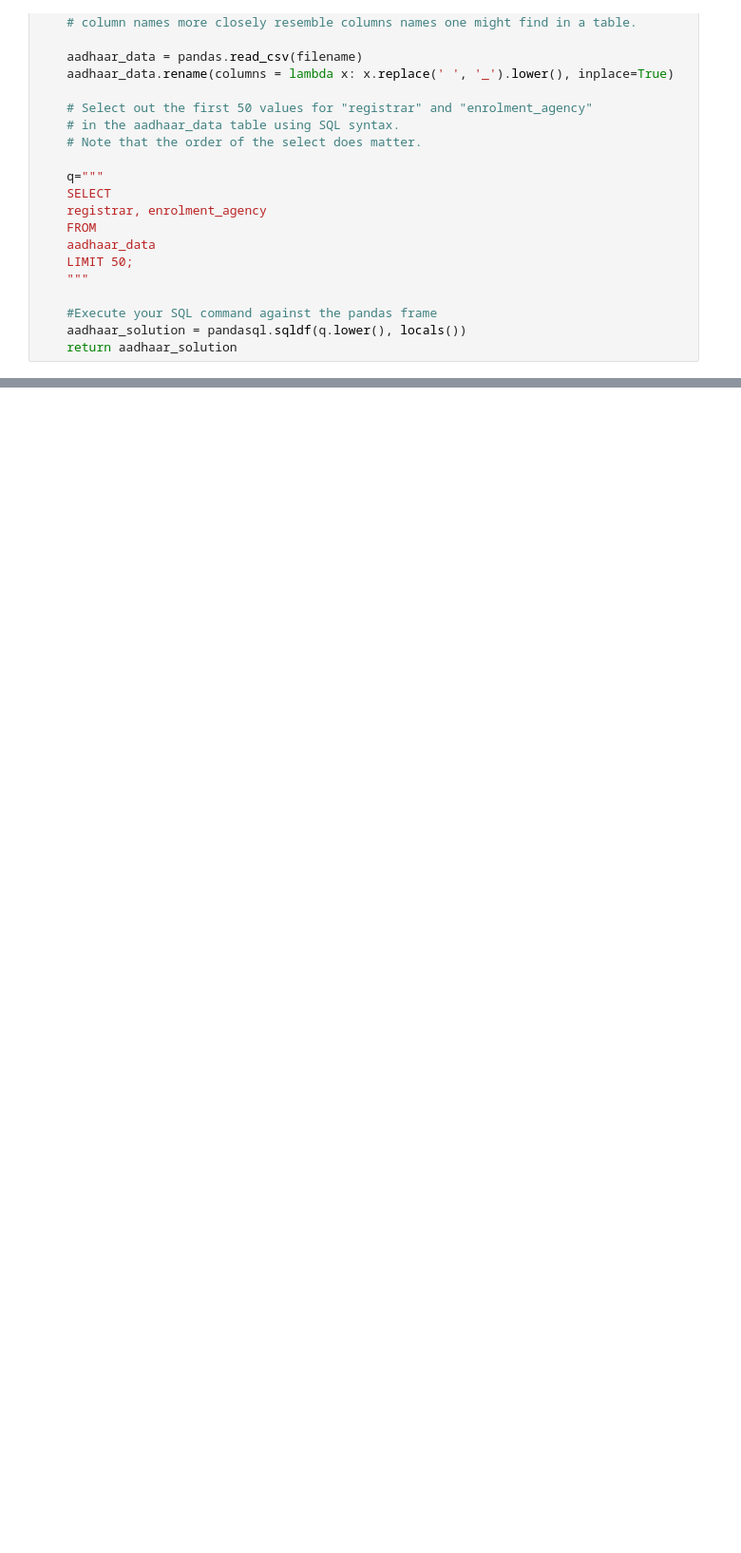
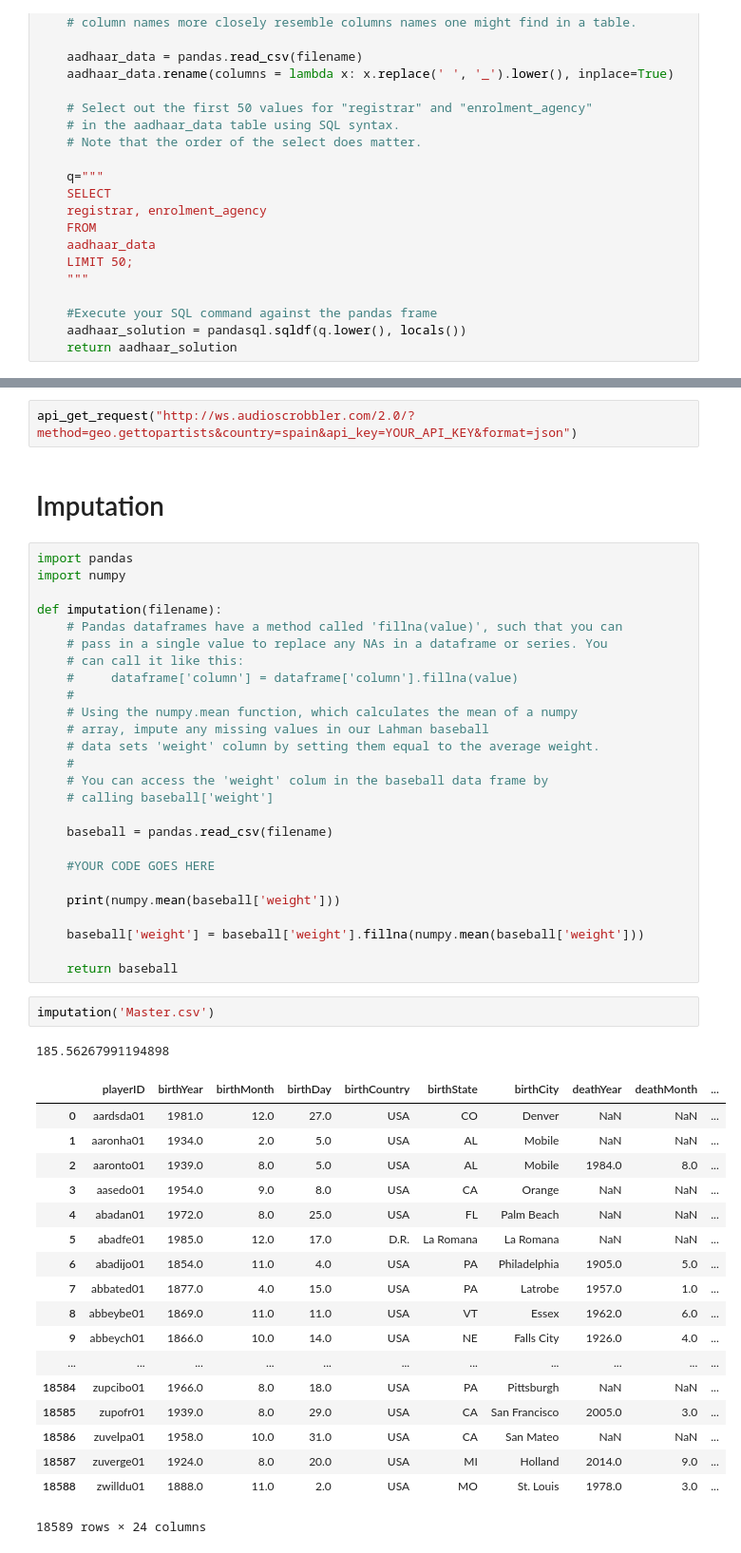
Before and after one commit to JunnieLee/data_science_tutorials, a Jupyter notebook: Data_Wrangling.ipynb, the cells around one changed output, grey strips where cells are left out. Shown: that part at 95% size. Drawn from its saved outputs; the diff is of its cells as text; blank space fills up the shorter version.

```diff
--- a/Data_Wrangling.ipynb
+++ b/Data_Wrangling.ipynb
@@ -86,0 +148,52 @@ def select_first_50(filename):
+# %%
+api_get_request("http://ws.audioscrobbler.com/2.0/?method=geo.gettopartists&country=spain&api_key=YOUR_API_KEY&format=json")
+# %% [markdown]
+# Imputation
+# %%
+import pandas
+import numpy
+
+def imputation(filename):
+    # Pandas dataframes have a method called 'fillna(value)', such that you can
+    # pass in a single value to replace any NAs in a dataframe or series. You
+    # can call it like this:
+    #     dataframe['column'] = dataframe['column'].fillna(value)
+    #
+    # Using the numpy.mean function, which calculates the mean of a numpy
+    # array, impute any missing values in our Lahman baseball
+    # data sets 'weight' column by setting them equal to the average weight.
+    #
+    # You can access the 'weight' colum in the baseball data frame by
+    # calling baseball['weight']
+
+    baseball = pandas.read_csv(filename)
+
+    #YOUR CODE GOES HERE
+
+    print(numpy.mean(baseball['weight']))
+
+    baseball['weight'] = baseball['weight'].fillna(numpy.mean(baseball['weight']))
+
+    return baseball
+# %%
+imputation('Master.csv')
+# %% [output]
+185.56267991194898
+|  | playerID | birthYear | birthMonth | birthDay | birthCountry | birthState | birthCity | deathYear | deathMonth | ... |
+| 0 | aardsda01 | 1981.0 | 12.0 | 27.0 | USA | CO | Denver | NaN | NaN | ... |
+| 1 | aaronha01 | 1934.0 | 2.0 | 5.0 | USA | AL | Mobile | NaN | NaN | ... |
+| 2 | aaronto01 | 1939.0 | 8.0 | 5.0 | USA | AL | Mobile | 1984.0 | 8.0 | ... |
+| 3 | aasedo01 | 1954.0 | 9.0 | 8.0 | USA | CA | Orange | NaN | NaN | ... |
+| 4 | abadan01 | 1972.0 | 8.0 | 25.0 | USA | FL | Palm Beach | NaN | NaN | ... |
+| 5 | abadfe01 | 1985.0 | 12.0 | 17.0 | D.R. | La Romana | La Romana | NaN | NaN | ... |
+| 6 | abadijo01 | 1854.0 | 11.0 | 4.0 | USA | PA | Philadelphia | 1905.0 | 5.0 | ... |
+| 7 | abbated01 | 1877.0 | 4.0 | 15.0 | USA | PA | Latrobe | 1957.0 | 1.0 | ... |
+| 8 | abbeybe01 | 1869.0 | 11.0 | 11.0 | USA | VT | Essex | 1962.0 | 6.0 | ... |
+| 9 | abbeych01 | 1866.0 | 10.0 | 14.0 | USA | NE | Falls City | 1926.0 | 4.0 | ... |
+| ... | ... | ... | ... | ... | ... | ... | ... | ... | ... | ... |
+| 18584 | zupcibo01 | 1966.0 | 8.0 | 18.0 | USA | PA | Pittsburgh | NaN | NaN | ... |
+| 18585 | zupofr01 | 1939.0 | 8.0 | 29.0 | USA | CA | San Francisco | 2005.0 | 3.0 | ... |
+| 18586 | zuvelpa01 | 1958.0 | 10.0 | 31.0 | USA | CA | San Mateo | NaN | NaN | ... |
+| 18587 | zuverge01 | 1924.0 | 8.0 | 20.0 | USA | MI | Holland | 2014.0 | 9.0 | ... |
+| 18588 | zwilldu01 | 1888.0 | 11.0 | 2.0 | USA | MO | St. Louis | 1978.0 | 3.0 | ... |
+18589 rows × 24 columns
```
Also changed, not shown: parts of 4 cells of this notebook.
